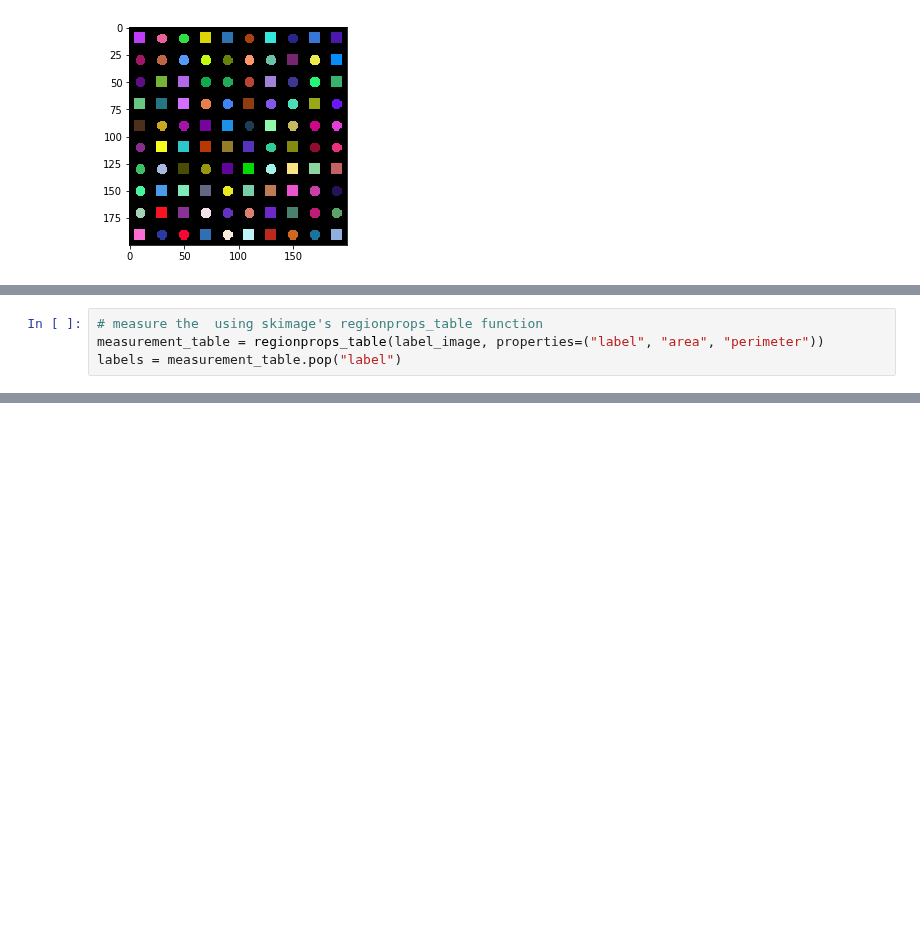
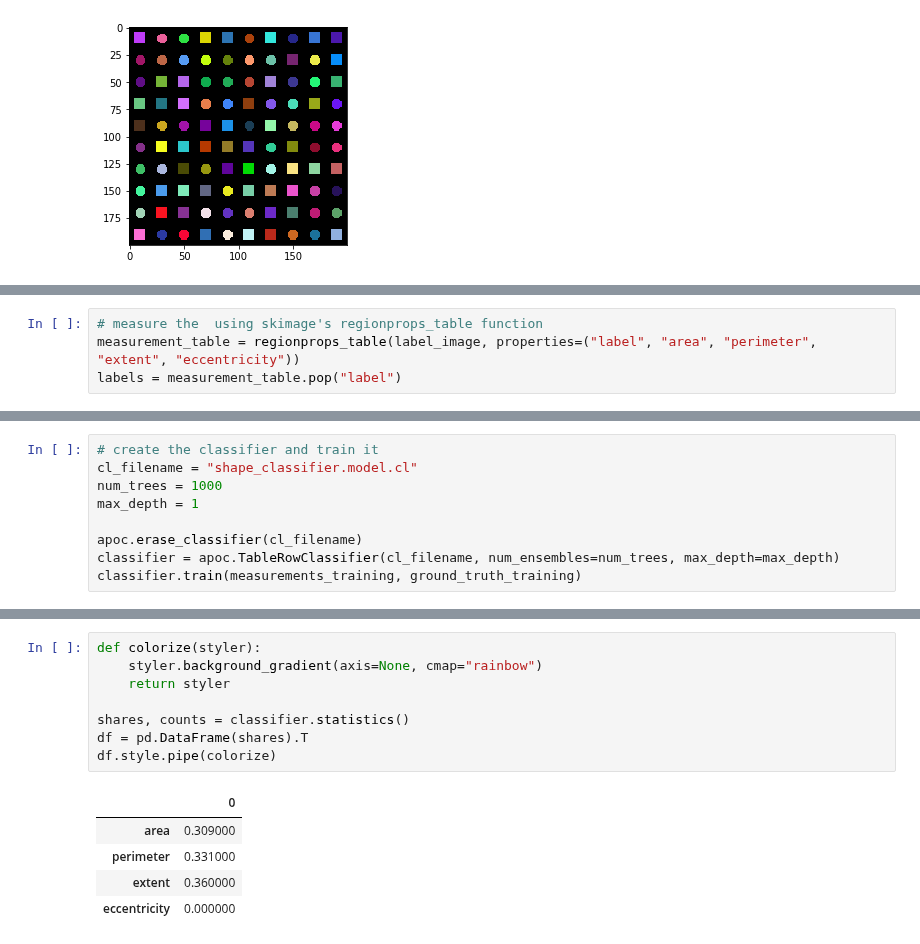
Before and after one commit to haesleinhuepf/apoc, a Jupyter notebook: demo/table_row_classification.ipynb, the cells around one changed output, grey strips where cells are left out. Drawn from its saved outputs; the diff is of its cells as text; blank space fills up the shorter version.

```diff
--- a/demo/table_row_classification.ipynb
+++ b/demo/table_row_classification.ipynb
@@ -56,4 +64,4 @@ cle.imshow(label_image, labels=True)
 # %%
 # measure the  using skimage's regionprops_table function
-measurement_table = regionprops_table(label_image, properties=("label", "area", "perimeter"))
+measurement_table = regionprops_table(label_image, properties=("label", "area", "perimeter", "extent", "eccentricity"))
 labels = measurement_table.pop("label")
@@ -69,0 +75,9 @@ classifier.train(measurements_training, ground_truth_training)
+# %%
+# create the classifier and train it
+cl_filename = "shape_classifier.model.cl"
+num_trees = 1000
+max_depth = 1
+
+apoc.erase_classifier(cl_filename)
+classifier = apoc.TableRowClassifier(cl_filename, num_ensembles=num_trees, max_depth=max_depth)
+classifier.train(measurements_training, ground_truth_training)
@@ -81,0 +105,14 @@ cle.imshow(shape_image, labels=True)
+# %%
+def colorize(styler):
+    styler.background_gradient(axis=None, cmap="rainbow")
+    return styler
+
+shares, counts = classifier.statistics()
+df = pd.DataFrame(shares).T
+df.style.pipe(colorize)
+# %% [output]
+|  | 0 |
+| area | 0.309000 |
+| perimeter | 0.331000 |
+| extent | 0.360000 |
+| eccentricity | 0.000000 |
```
Also changed, not shown: parts of 12 cells of this notebook, 5 other files.
